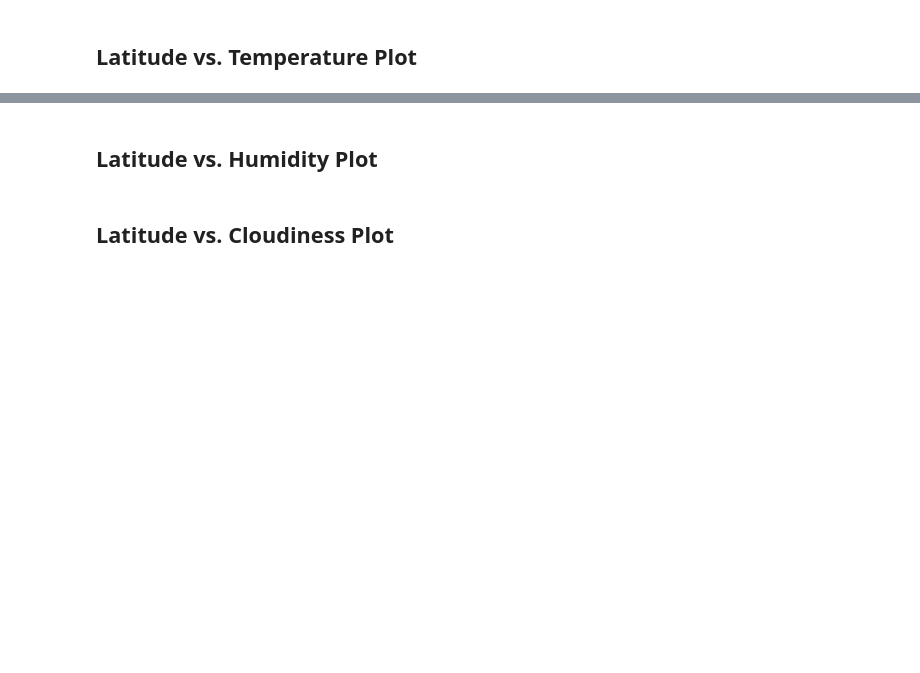
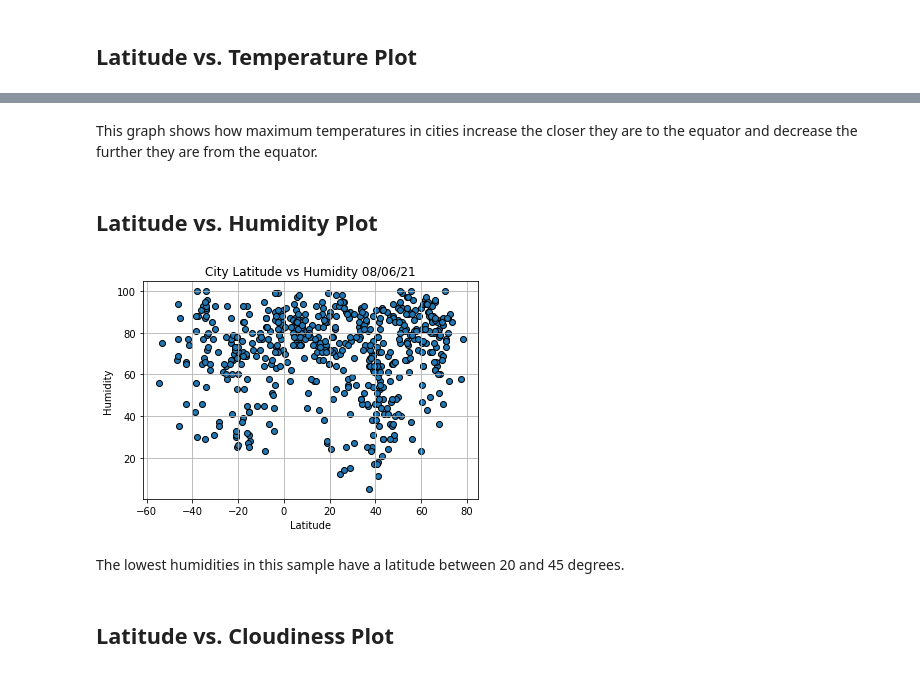
Before and after one commit to dkoski23/python-api-challenge, a Jupyter notebook: WeatherPy/WeatherPy.ipynb, the cells around one changed output, grey strips where cells are left out. Saved outputs shown, nothing was run; the diff lists cells and outputs as text; code cells hidden in the pictures; blank space fills up the shorter version.

```diff
--- a/WeatherPy/WeatherPy.ipynb
+++ b/WeatherPy/WeatherPy.ipynb
@@ -150,4 +182,20 @@ Skip this step if there are no cities that have humidity > 100%.
+# %% [markdown]
+This graph shows how maximum temperatures in cities increase the closer they are to the equator and decrease the further they are from the equator.
 # %% [markdown]
 ## Latitude vs. Humidity Plot
+# %%
+plt.scatter(latitude, humidity, edgecolor = 'black')
+plt.grid(True)
+#time.stftime will allow the code to use the current date to the title whenever it is run
+plt.title(f"City Latitude vs Humidity {time.strftime('%x')}")
+plt.xlabel("Latitude")
+plt.ylabel("Humidity")
+
+#save the graph
+plt.savefig("output_data/humidity_scatter.png")
+# %% [output]
+[figure, added]
+# %% [markdown]
+The lowest humidities in this sample have a latitude between 20 and 45 degrees.
 # %% [markdown]
 ## Latitude vs. Cloudiness Plot
```
Also changed, not shown: parts of 11 cells of this notebook.
